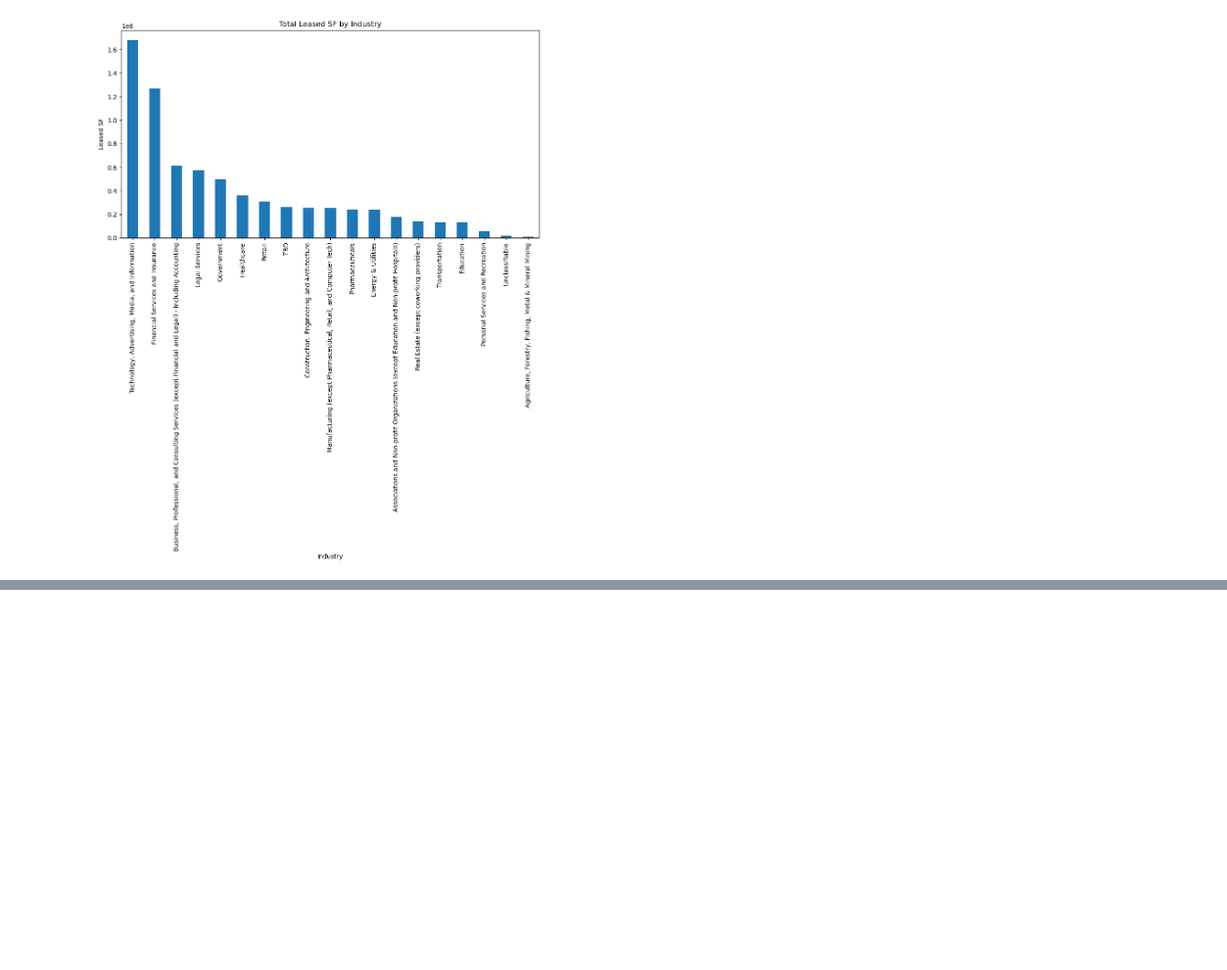
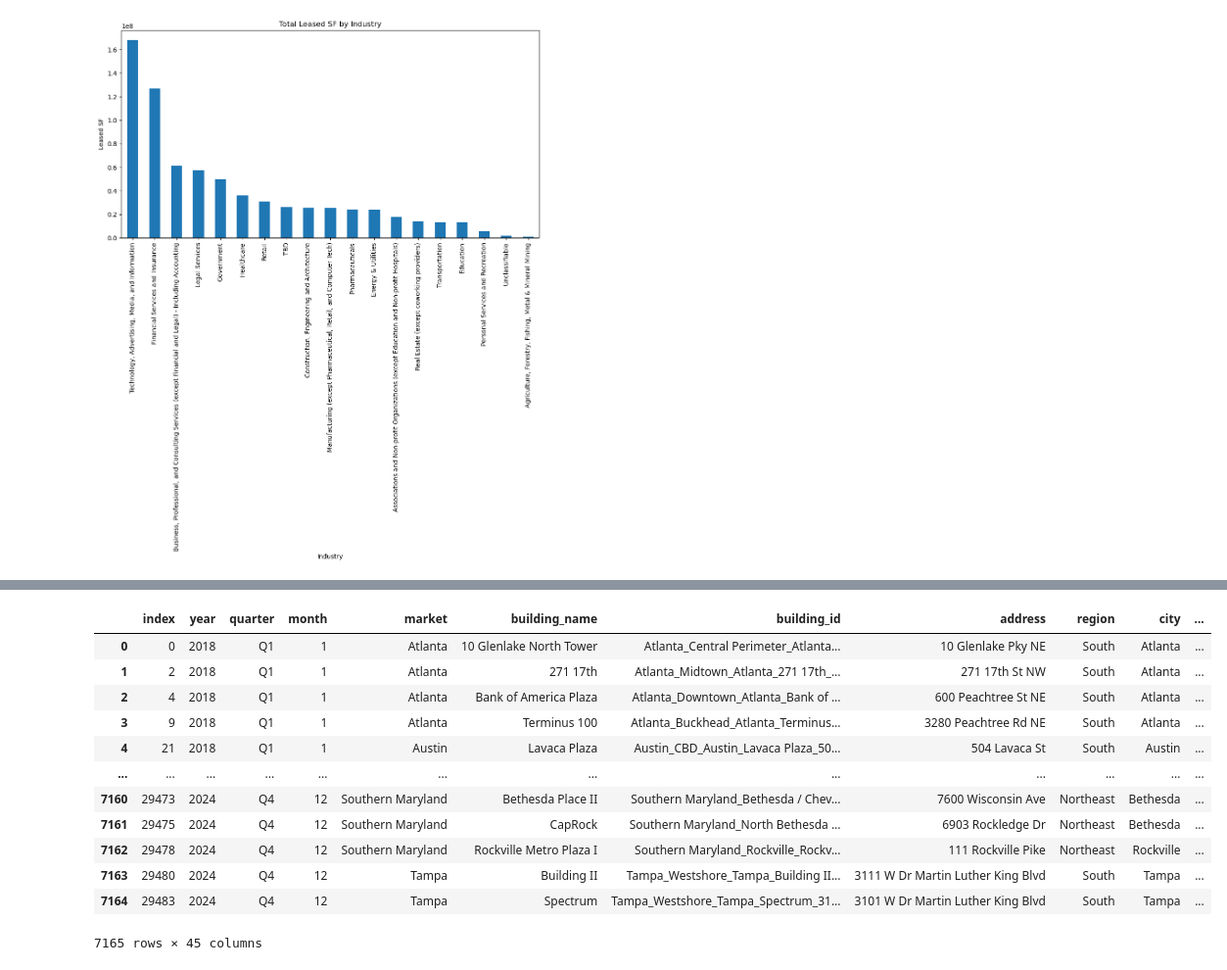
Before and after one commit to GlenFilson/ASADatafest25, a Jupyter notebook: Notebooks/glen.ipynb, the cells around one changed output, grey strips where cells are left out. Shown at 98% size. Drawn from its saved outputs; the diff is of its cells as text; code cells hidden in the pictures; blank space fills up the shorter version.

```diff
--- a/Notebooks/glen.ipynb
+++ b/Notebooks/glen.ipynb
@@ -1088,0 +1070,25 @@ m.save("leases_map.html")
+# %%
+focused_industries = [
+'Financial Services and Insurance',
+'Technology, Advertising, Media, and Information',
+'Legal Services'
+]
+
+df = focused_lease[focused_lease['internal_industry'].isin(focused_industries)]
+df.reset_index( inplace=True)
+
+df
+# %% [output]
+|  | index | year | quarter | month | market | building_name | building_id | address | region | city | ... |
+| 0 | 0 | 2018 | Q1 | 1 | Atlanta | 10 Glenlake North Tower | Atlanta_Central Perimeter_Atlanta... | 10 Glenlake Pky NE | South | Atlanta | ... |
+| 1 | 2 | 2018 | Q1 | 1 | Atlanta | 271 17th | Atlanta_Midtown_Atlanta_271 17th_... | 271 17th St NW | South | Atlanta | ... |
+| 2 | 4 | 2018 | Q1 | 1 | Atlanta | Bank of America Plaza | Atlanta_Downtown_Atlanta_Bank of ... | 600 Peachtree St NE | South | Atlanta | ... |
+| 3 | 9 | 2018 | Q1 | 1 | Atlanta | Terminus 100 | Atlanta_Buckhead_Atlanta_Terminus... | 3280 Peachtree Rd NE | South | Atlanta | ... |
+| 4 | 21 | 2018 | Q1 | 1 | Austin | Lavaca Plaza | Austin_CBD_Austin_Lavaca Plaza_50... | 504 Lavaca St | South | Austin | ... |
+| ... | ... | ... | ... | ... | ... | ... | ... | ... | ... | ... | ... |
+| 7160 | 29473 | 2024 | Q4 | 12 | Southern Maryland | Bethesda Place II | Southern Maryland_Bethesda / Chev... | 7600 Wisconsin Ave | Northeast | Bethesda | ... |
+| 7161 | 29475 | 2024 | Q4 | 12 | Southern Maryland | CapRock | Southern Maryland_North Bethesda ... | 6903 Rockledge Dr | Northeast | Bethesda | ... |
+| 7162 | 29478 | 2024 | Q4 | 12 | Southern Maryland | Rockville Metro Plaza I | Southern Maryland_Rockville_Rockv... | 111 Rockville Pike | Northeast | Rockville | ... |
+| 7163 | 29480 | 2024 | Q4 | 12 | Tampa | Building II | Tampa_Westshore_Tampa_Building II... | 3111 W Dr Martin Luther King Blvd | South | Tampa | ... |
+| 7164 | 29483 | 2024 | Q4 | 12 | Tampa | Spectrum | Tampa_Westshore_Tampa_Spectrum_31... | 3101 W Dr Martin Luther King Blvd | South | Tampa | ... |
+7165 rows × 45 columns
```
Also changed, not shown: parts of 8 cells of this notebook, 1 other file.
